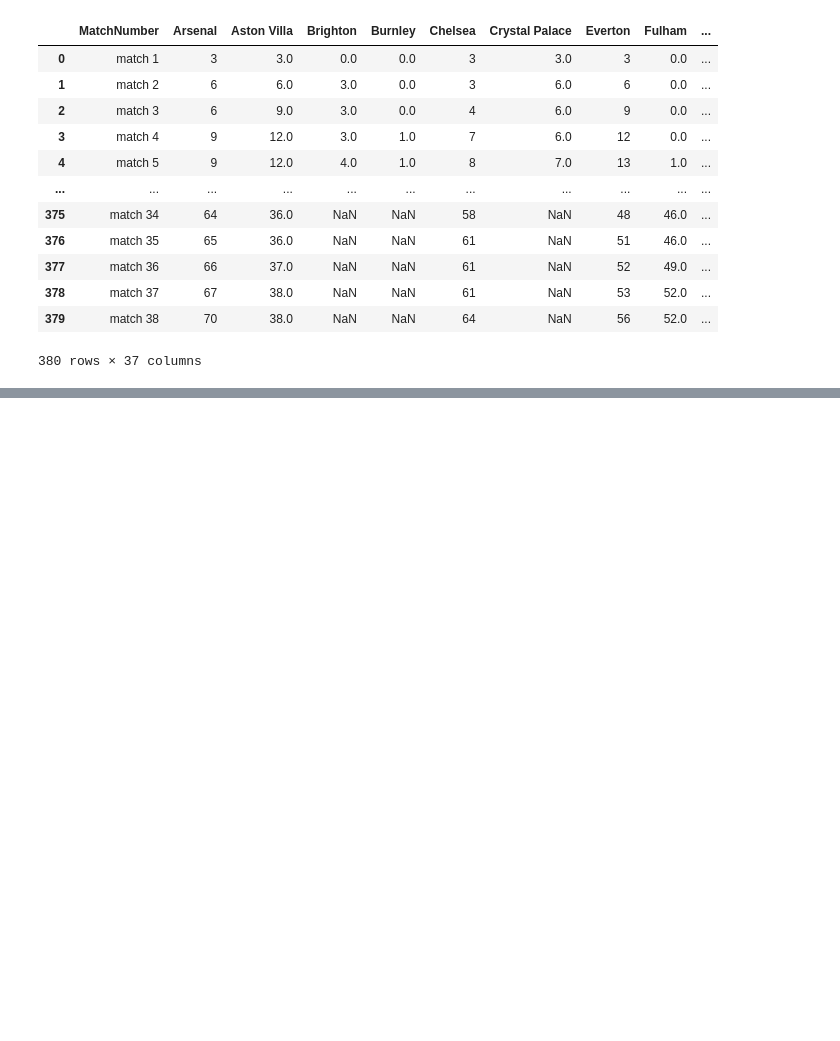
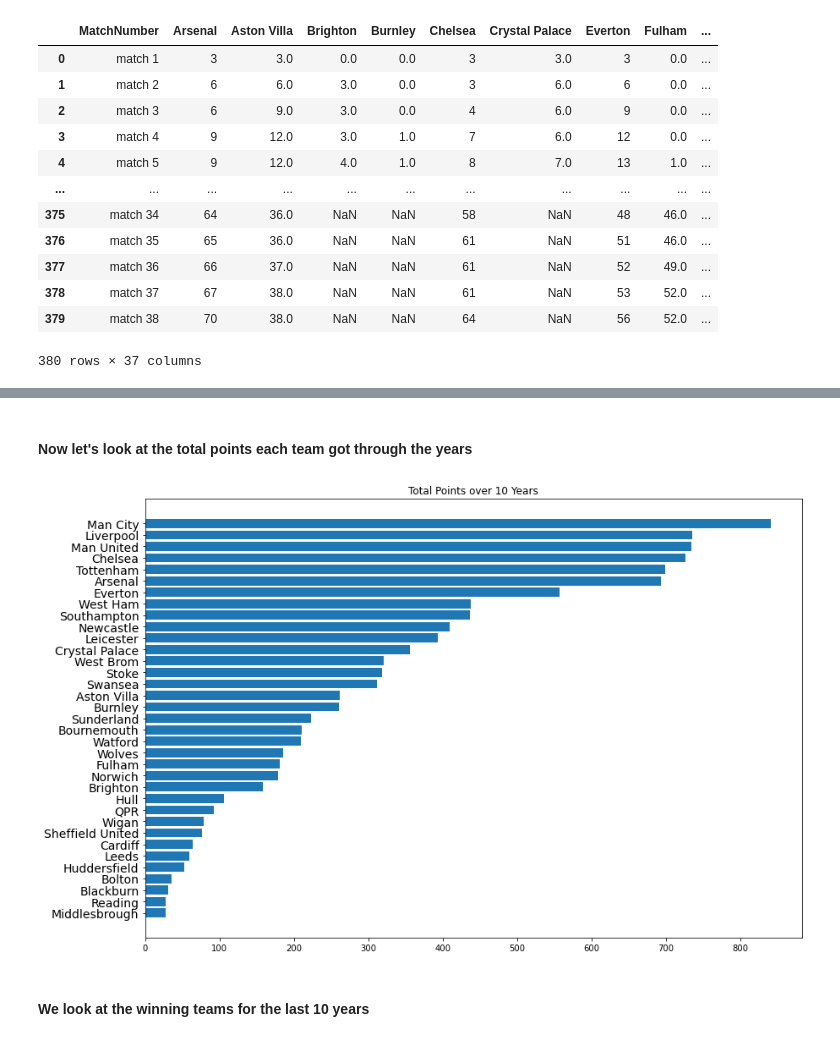
Before and after one commit to Alaa-Atef/English-Premier-League-Analysis, a Jupyter notebook: Premier League Project.ipynb, the cells around one changed output, grey strips where cells are left out. Saved outputs shown, nothing was run; the diff lists cells and outputs as text; code cells hidden in the pictures; blank space fills up the shorter version.

```diff
--- a/Premier League Project.ipynb
+++ b/Premier League Project.ipynb
@@ -441,0 +488,3 @@ totalMatchPointsOfEverySeason
+# %%
+seasonsTable = totalEndOfSeasonTables
+seasonsTable
@@ -441,0 +517,21 @@ totalMatchPointsOfEverySeason
+# %% [markdown]
+#### Now let's look at the total points each team got through the years
+# %%
+teamsThroughTheYears = seasonsTable.groupby('Team').sum().sort_values(by='Points', ascending=False)
+# %%
+
+fig = plt.figure()
+ax = fig.add_axes([0,0,1.8,1.8])
+yAxis = teamsThroughTheYears.index
+xAxis = teamsThroughTheYears.Points
+
+ax.barh(yAxis,xAxis)
+ax.invert_yaxis()
+plt.yticks(fontsize=14)
+ax.set_title('Total Points over 10 Years')
+
+plt.show()
+# %% [output]
+[figure, added]
+# %% [markdown]
+#### We look at the winning teams for the last 10 years
```
Also changed, not shown: parts of 104 cells of this notebook.
